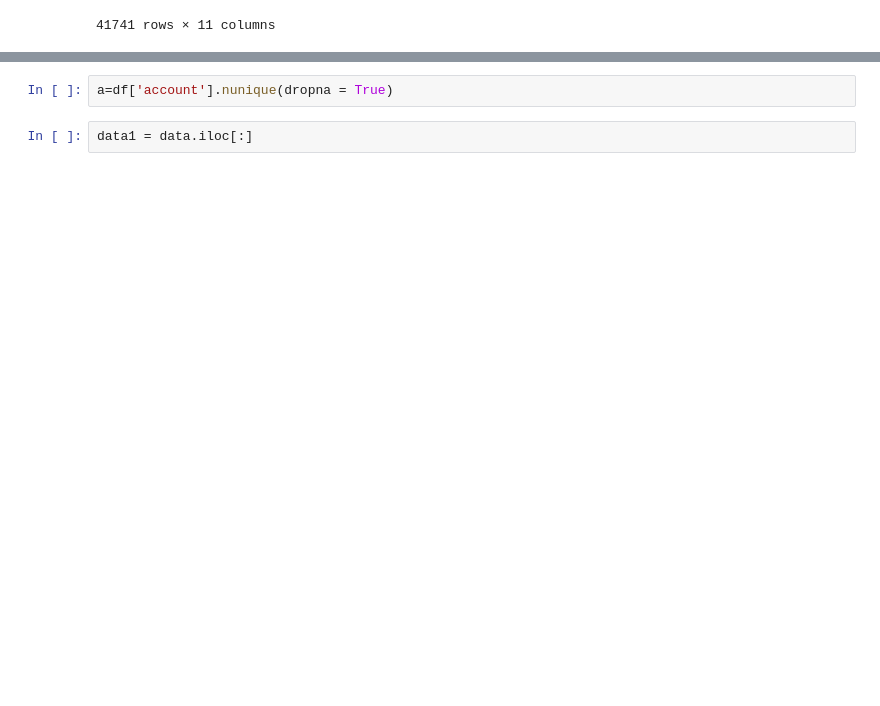
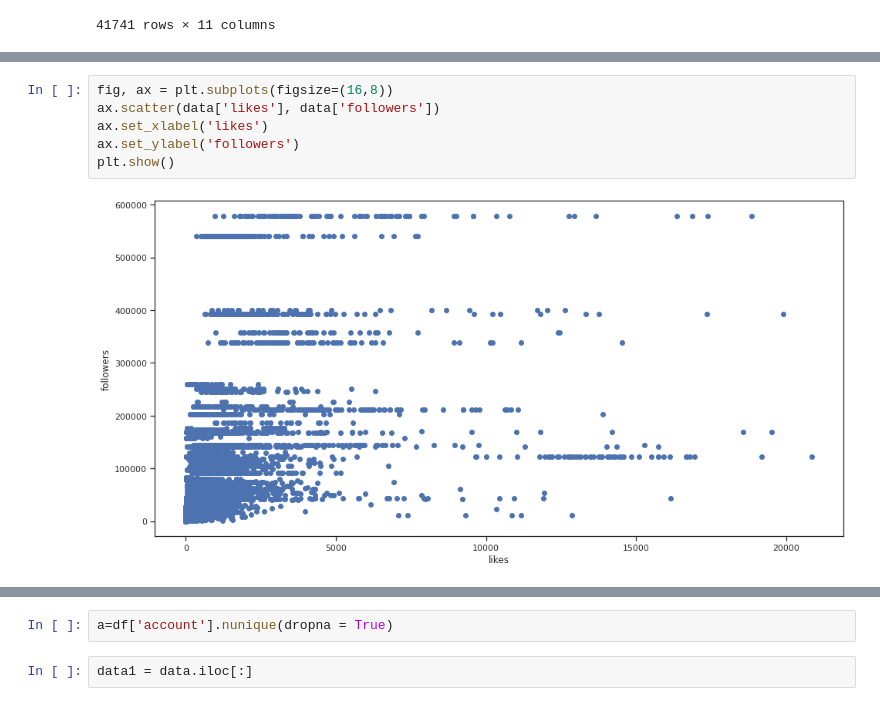
Before and after one commit to Zarmina97/NLP-project-, a Jupyter notebook: Models/Base_Model_Final.ipynb, the cells around one changed output, grey strips where cells are left out. Saved outputs shown, nothing was run; the diff lists cells and outputs as text; blank space fills up the shorter version.

```diff
--- a/Models/Base_Model_Final.ipynb
+++ b/Models/Base_Model_Final.ipynb
@@ -321,3 +210,11 @@ data
+# %%
+fig, ax = plt.subplots(figsize=(16,8))
+ax.scatter(data['likes'], data['followers'])
+ax.set_xlabel('likes')
+ax.set_ylabel('followers')
+plt.show()
+# %% [output]
+[figure, added]
 # %%
 data['mon']=(data['Dow']==0).astype(int)
 data['tue']=(data['Dow']==1).astype(int)
```
Also changed, not shown: parts of 99 cells of this notebook, 1 other file.
